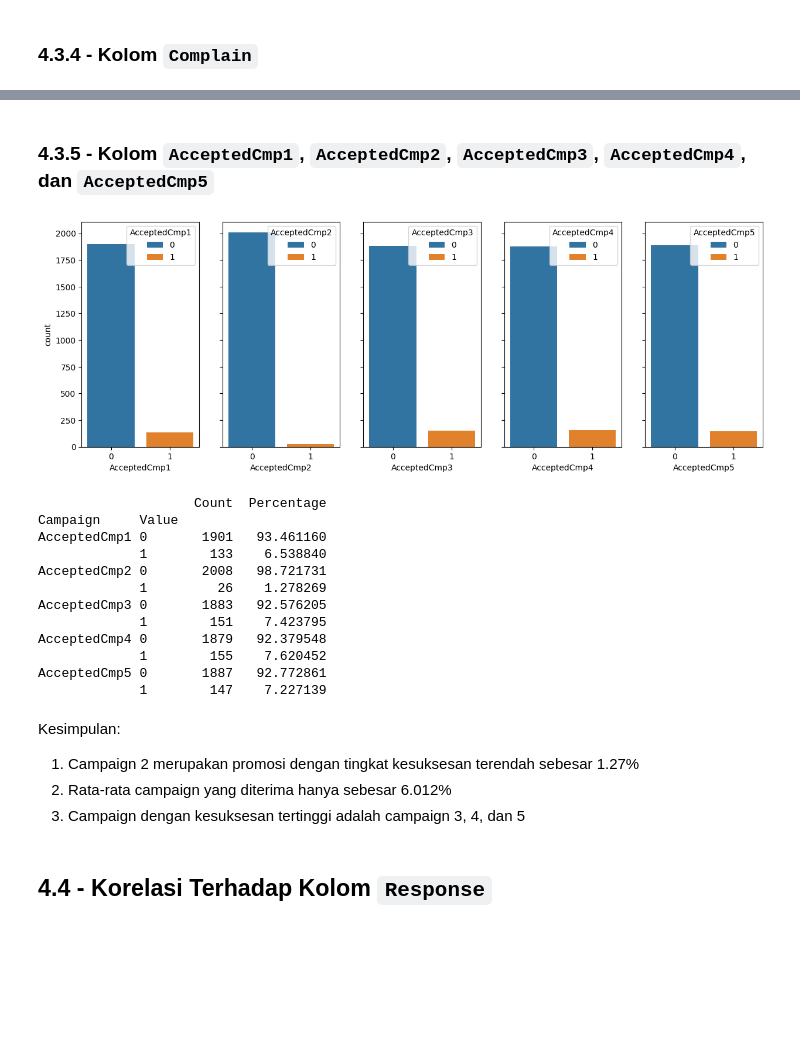
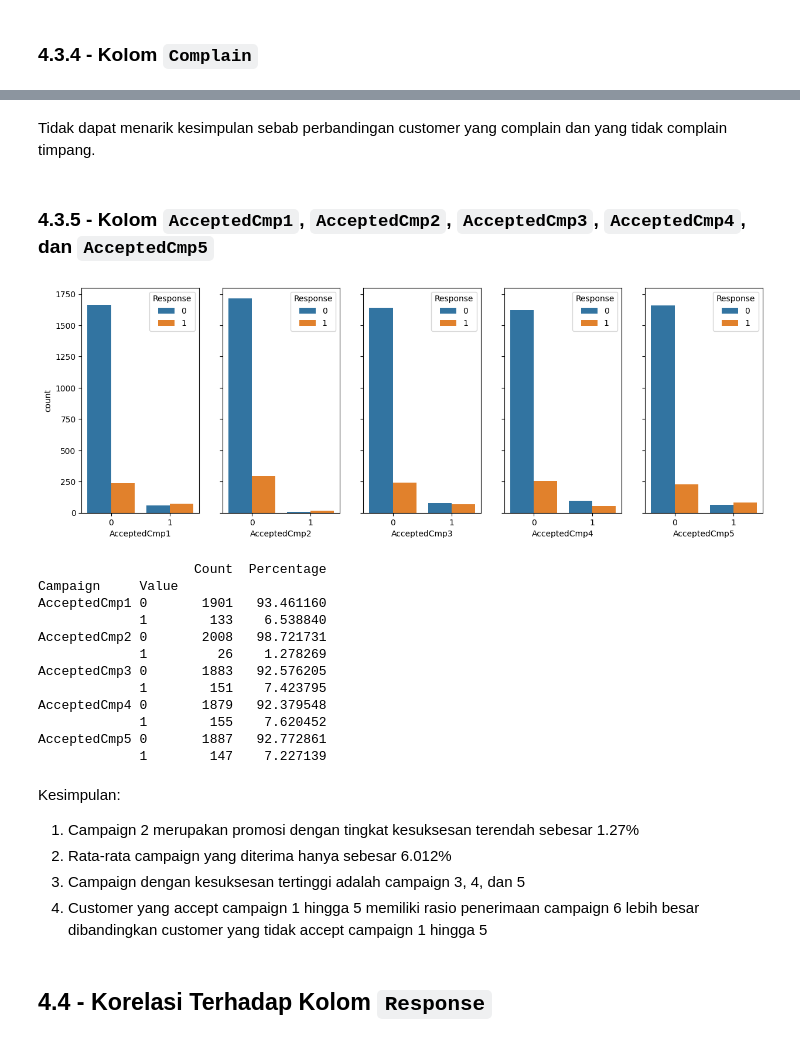
Before and after one commit to FTDS-assignment-bay/p2-final-project-ftds-002-sby-group-001, a Jupyter notebook: EDA.ipynb, the cells around one changed output, grey strips where cells are left out. Saved outputs shown, nothing was run; the diff lists cells and outputs as text; code cells hidden in the pictures; blank space fills up the shorter version.

Commit message:
eda kurang kesimpulan

```diff
--- a/EDA.ipynb
+++ b/EDA.ipynb
@@ -587,40 +822,42 @@ Pie chart tersebut menggambarkan distribusi jumlah transaksi customer selama 2 t
+# %% [markdown]
+Tidak dapat menarik kesimpulan sebab perbandingan customer yang complain dan yang tidak complain timpang.
 # %% [markdown]
 ### 4.3.5 - Kolom `AcceptedCmp1`, `AcceptedCmp2`, `AcceptedCmp3`, `AcceptedCmp4`, dan `AcceptedCmp5`
 # %%
 fig, axes = plt.subplots(1, 5, figsize=(15, 5), sharey=True)
 
-sns.countplot(x="AcceptedCmp1",hue=df['AcceptedCmp1'],data=df, ax=axes[0])
-sns.countplot(x="AcceptedCmp2",hue=df['AcceptedCmp2'], data=df, ax=axes[1])
-sns.countplot(x="AcceptedCmp3",hue=df['AcceptedCmp3'], data=df, ax=axes[2])
-sns.countplot(x="AcceptedCmp4",hue=df['AcceptedCmp4'], data=df, ax=axes[3])
-sns.countplot(x="AcceptedCmp5",hue=df['AcceptedCmp5'], data=df, ax=axes[4])
+sns.countplot(x="AcceptedCmp1",hue=df['Response'],data=df, ax=axes[0])
+sns.countplot(x="AcceptedCmp2",hue=df['Response'], data=df, ax=axes[1])
+sns.countplot(x="AcceptedCmp3",hue=df['Response'], data=df, ax=axes[2])
+sns.countplot(x="AcceptedCmp4",hue=df['Response'], data=df, ax=axes[3])
+sns.countplot(x="AcceptedCmp5",hue=df['Response'], data=df, ax=axes[4])
 
 plt.show()
 
 cmp_columns = ['AcceptedCmp1', 'AcceptedCmp2', 'AcceptedCmp3', 'AcceptedCmp4', 'AcceptedCmp5']
 
 # Initialize an empty DataFrame to store the summary
 summary_table = pd.DataFrame()
 
 # Iterate over each AcceptedCmp column
 for cmp_column in cmp_columns:
     # Count values
     counts = df[cmp_column].value_counts()
     # Calculate percentages
     percentages = df[cmp_column].value_counts(normalize=True) * 100
     # Combine counts and percentages into a single DataFrame
     cmp_summary = pd.concat([counts, percentages], axis=1)
     # Rename columns
     cmp_summary.columns = ['Count', 'Percentage']
     # Add a level for the AcceptedCmp column
     cmp_summary.index = pd.MultiIndex.from_product([[cmp_column], cmp_summary.index], names=['Campaign', 'Value'])
     # Append to the summary table
     summary_table = pd.concat([summary_table, cmp_summary])
 
 # Display the summary table
 print(summary_table)
 # %% [output]
-[figure, old version]
+[figure, new version]
                     Count  Percentage
 Campaign     Value
 AcceptedCmp1 0       1901   93.461160
@@ -638,6 +875,7 @@ Kesimpulan:
 1. Campaign 2 merupakan promosi dengan tingkat kesuksesan terendah sebesar 1.27%
 2. Rata-rata campaign yang diterima hanya sebesar 6.012%
 3. Campaign dengan kesuksesan tertinggi adalah campaign 3, 4, dan 5
+4. Customer yang accept campaign 1 hingga 5 memiliki rasio penerimaan campaign 6 lebih besar dibandingkan customer yang tidak accept campaign 1 hingga 5
 # %% [markdown]
 ## 4.4 - Korelasi Terhadap Kolom `Response`
 # %% [markdown]
```
Also changed, not shown: parts of 27 cells of this notebook.
